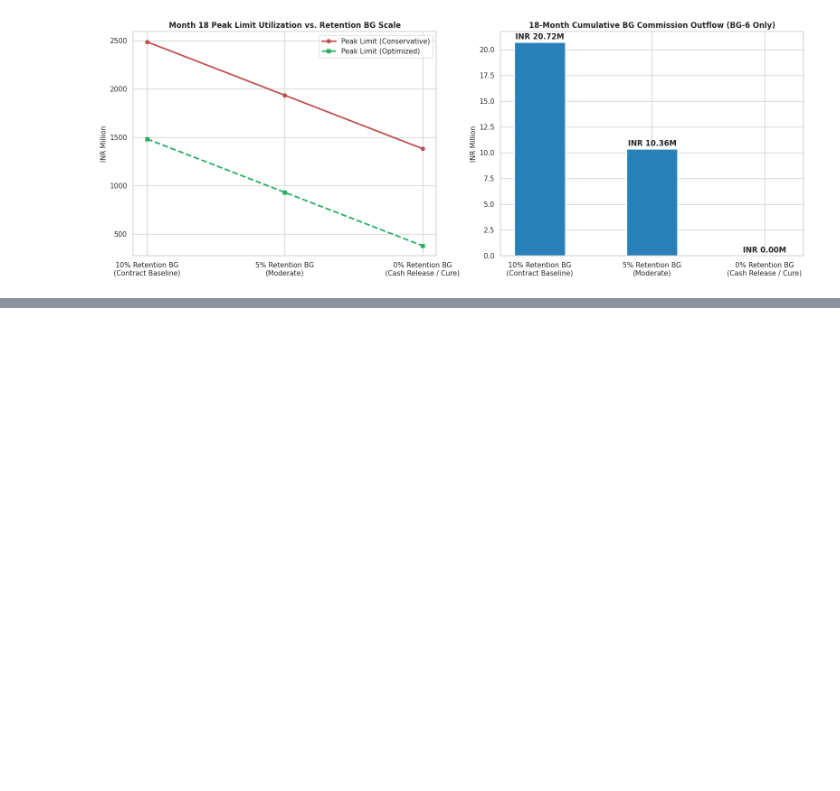
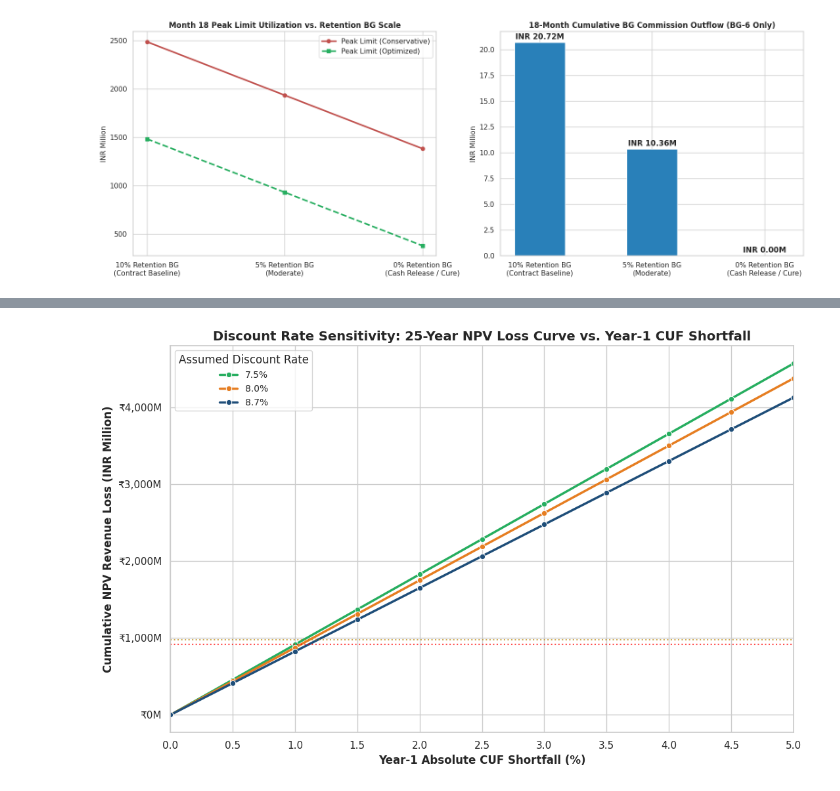
Before and after one commit to Ekka1981/AP2, a Jupyter notebook: Maithal_project_fianacial_Analysis_2026.ipynb, the cells around one changed output, grey strips where cells are left out. Saved outputs shown, nothing was run; the diff lists cells and outputs as text; code cells hidden in the pictures; blank space fills up the shorter version.

```diff
--- a/Maithal_project_fianacial_Analysis_2026.ipynb
+++ b/Maithal_project_fianacial_Analysis_2026.ipynb
@@ -2175,0 +2430,64 @@ display(df_commission_sens.style.format({
+# %%
+import numpy as np
+import pandas as pd
+import matplotlib.pyplot as plt
+import seaborn as sns
+
+# Configure Seaborn style
+sns.set_theme(style="whitegrid")
+
+# Shortfall axis from 0.0% to 5.0%
+shortfall_axis = np.arange(0.0, 5.5, 0.5)
+tariff = 4.0
+annual_gen_1pct_shortfall = 20498400  # 1% CUF = 20.4984 Million Units (kWh)
+
+# Test Discount Rates: 7.5%, 8.0%, and the baseline 8.7%
+discount_rates = [0.075, 0.080, 0.087]
+plot_data = []
+
+for rate in discount_rates:
+    pvaf = sum([1 / ((1 + rate)**t) for t in range(1, 26)])
+    for s in shortfall_axis:
+        annual_gen_shortfall_kwh = annual_gen_1pct_shortfall * s
+        annual_revenue_loss = annual_gen_shortfall_kwh * tariff
+        npv_loss = (annual_revenue_loss * pvaf) / 1e6  # in INR Millions
+        plot_data.append({
+            'Discount Rate (%)': f'{rate*100:.1f}%',
+            'CUF Shortfall (%)': s,
+            '25-Year NPV Loss (INR Million)': npv_loss
+        })
+
+df_discount_sens = pd.DataFrame(plot_data)
+
+# Plot the curves
+fig, ax = plt.subplots(figsize=(11, 7))
+sns.lineplot(
+    data=df_discount_sens,
+    x='CUF Shortfall (%)',
+    y='25-Year NPV Loss (INR Million)',
+    hue='Discount Rate (%)',
+    marker='o',
+    linewidth=2.5,
+    palette=['#27AE60', '#E67E22', '#1F4E79'],
+    ax=ax
+)
+
+# Highlight the critical threshold levels on the baseline curve
+# At 8.7% baseline discount rate:
+# 1.11% Shortfall leads to ~913.3M INR NPV loss (Supply Retention Wipeout)
+# 1.18% Shortfall leads to ~977.9M INR NPV loss (Combined EPC Retention Wipeout)
+ax.axhline(913.35, color='red', linestyle=':', alpha=0.7)
+ax.axhline(977.89, color='darkgoldenrod', linestyle=':', alpha=0.7)
+
+ax.set_title('Discount Rate Sensitivity: 25-Year NPV Loss Curve vs. Year-1 CUF Shortfall', fontsize=14, fontweight='bold')
+ax.set_xlabel('Year-1 Absolute CUF Shortfall (%)', fontsize=12, fontweight='semibold')
+ax.set_ylabel('Cumulative NPV Revenue Loss (INR Million)', fontsize=12, fontweight='semibold')
+ax.yaxis.set_major_formatter(plt.FuncFormatter(lambda x, p: f'₹{x:,.0f}M'))
+ax.set_xlim(0, 5.0)
+ax.set_xticks(np.arange(0.0, 5.5, 0.5))
+ax.legend(title='Assumed Discount Rate', fontsize=10, loc='upper left')
+
+plt.tight_layout()
+plt.show()
+# %% [output]
+[figure, added]
```
Also changed, not shown: parts of 3 cells of this notebook.
